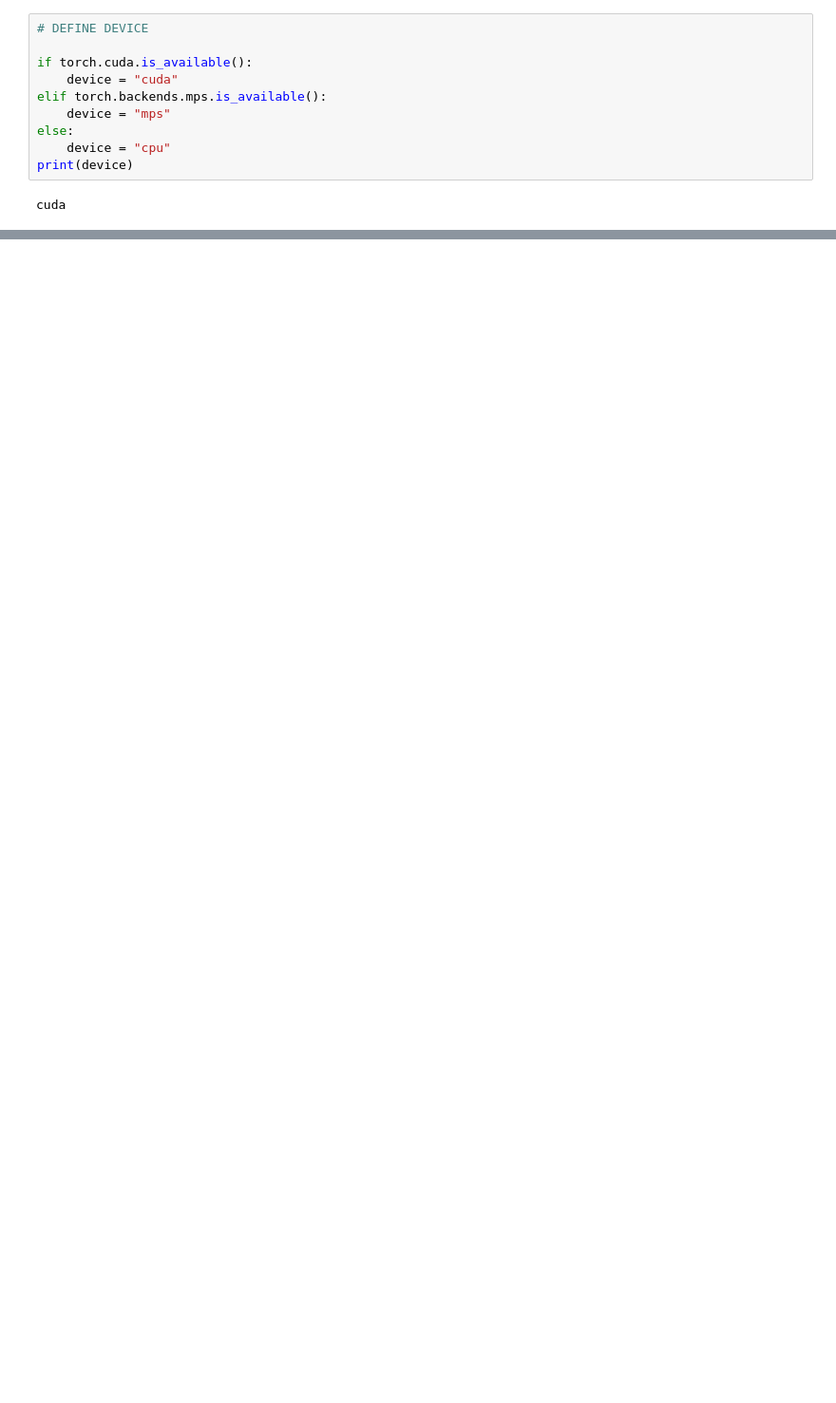
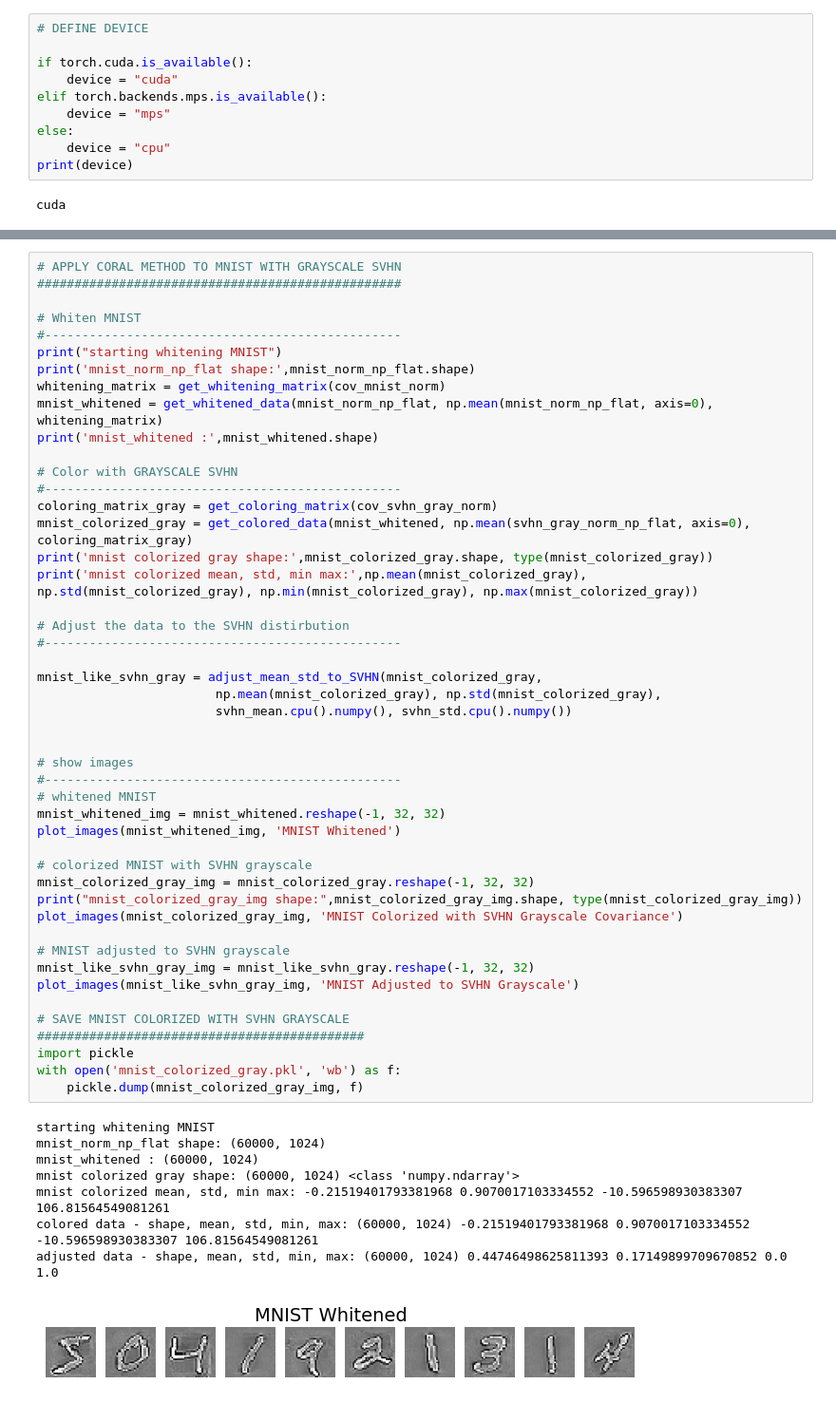
Before and after one commit to anaele-paris/domain_adaptation_MNIST_SVHN, a Jupyter notebook: CORAL_METHOD_32.ipynb, the cells around one changed output, grey strips where cells are left out. Shown at 95% size. Cells and saved outputs as stored; diff of their text form; blank space fills up the shorter version.

```diff
--- a/CORAL_METHOD_32.ipynb
+++ b/CORAL_METHOD_32.ipynb
@@ -469,0 +363,56 @@ for i in range(10):
+# %%
+# APPLY CORAL METHOD TO MNIST WITH GRAYSCALE SVHN
+#################################################
+
+# Whiten MNIST
+#------------------------------------------------
+print("starting whitening MNIST")
+print('mnist_norm_np_flat shape:',mnist_norm_np_flat.shape)
+whitening_matrix = get_whitening_matrix(cov_mnist_norm)
+mnist_whitened = get_whitened_data(mnist_norm_np_flat, np.mean(mnist_norm_np_flat, axis=0), whitening_matrix)
+print('mnist_whitened :',mnist_whitened.shape)
+
+# Color with GRAYSCALE SVHN
+#------------------------------------------------
+coloring_matrix_gray = get_coloring_matrix(cov_svhn_gray_norm)
+mnist_colorized_gray = get_colored_data(mnist_whitened, np.mean(svhn_gray_norm_np_flat, axis=0), coloring_matrix_gray)
+print('mnist colorized gray shape:',mnist_colorized_gray.shape, type(mnist_colorized_gray))
+print('mnist colorized mean, std, min max:',np.mean(mnist_colorized_gray), np.std(mnist_colorized_gray), np.min(mnist_colorized_gray), np.max(mnist_colorized_gray))
+
+# Adjust the data to the SVHN distirbution
+#------------------------------------------------
+
+mnist_like_svhn_gray = adjust_mean_std_to_SVHN(mnist_colorized_gray,
+                        np.mean(mnist_colorized_gray), np.std(mnist_colorized_gray),
+                        svhn_mean.cpu().numpy(), svhn_std.cpu().numpy())
+
+
+# show images
+#------------------------------------------------
+# whitened MNIST
+mnist_whitened_img = mnist_whitened.reshape(-1, 32, 32)
+plot_images(mnist_whitened_img, 'MNIST Whitened')
+
+# colorized MNIST with SVHN grayscale
+mnist_colorized_gray_img = mnist_colorized_gray.reshape(-1, 32, 32)
+print("mnist_colorized_gray_img shape:",mnist_colorized_gray_img.shape, type(mnist_colorized_gray_img))
+plot_images(mnist_colorized_gray_img, 'MNIST Colorized with SVHN Grayscale Covariance')
+
+# MNIST adjusted to SVHN grayscale
+mnist_like_svhn_gray_img = mnist_like_svhn_gray.reshape(-1, 32, 32)
+plot_images(mnist_like_svhn_gray_img, 'MNIST Adjusted to SVHN Grayscale')
+
+# SAVE MNIST COLORIZED WITH SVHN GRAYSCALE
+############################################
+import pickle
+with open('mnist_colorized_gray.pkl', 'wb') as f:
+    pickle.dump(mnist_colorized_gray_img, f)
+# %% [output]
+starting whitening MNIST
+mnist_norm_np_flat shape: (60000, 1024)
+mnist_whitened : (60000, 1024)
+mnist colorized gray shape: (60000, 1024) <class 'numpy.ndarray'>
+mnist colorized mean, std, min max: -0.21519401793381968 0.9070017103334552 -10.596598930383307 106.81564549081261
+colored data - shape, mean, std, min, max: (60000, 1024) -0.21519401793381968 0.9070017103334552 -10.596598930383307 106.81564549081261
+adjusted data - shape, mean, std, min, max: (60000, 1024) 0.44746498625811393 0.17149899709670852 0.0 1.0
+[figure, added]
```
Also changed, not shown: parts of 28 cells of this notebook, 1 other file.
